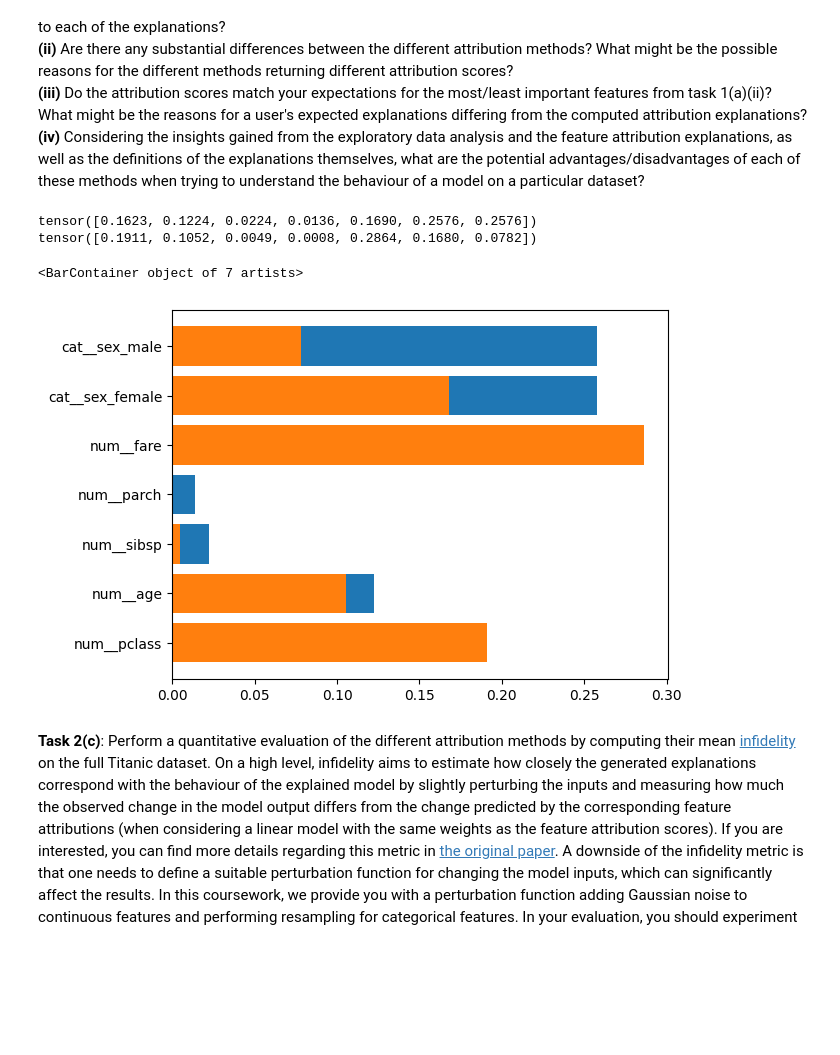
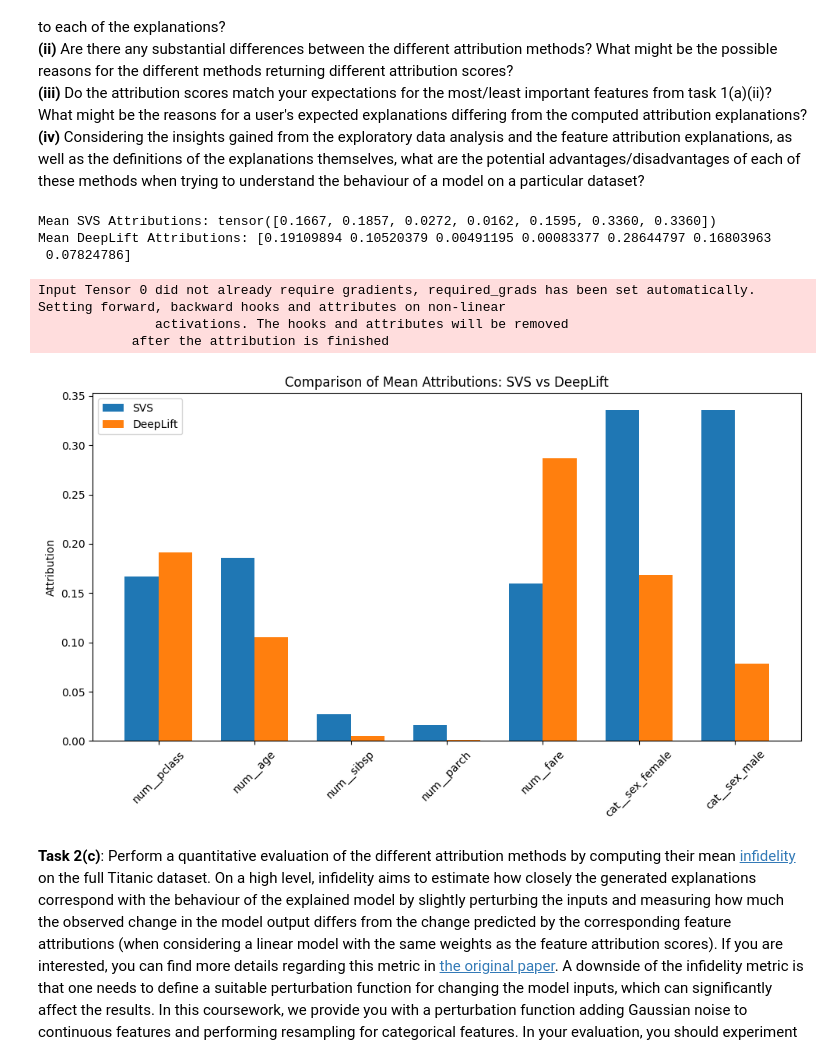
Before and after one commit to khigashinosg/Explainability-in-AI, a Jupyter notebook: Explainability CW.ipynb, the cells around one changed output. Saved outputs shown, nothing was run; the diff lists cells and outputs as text; code cells hidden in the pictures; blank space fills up the shorter version.

Commit message:
fixed custom SHAP values breaking on the second run and improved SVS and DeepLift graphs

```diff
--- a/Explainability CW.ipynb
+++ b/Explainability CW.ipynb
@@ -687,39 +650,61 @@ In this section, you will conduct several experiments associated with feature at
 **(iii)** Do the attribution scores match your expectations for the most/least important features from task 1(a)(ii)? What might be the reasons for a user's expected explanations differing from the computed attribution explanations? <br />
 **(iv)** Considering the insights gained from the exploratory data analysis and the feature attribution explanations, as well as the definitions of the explanations themselves, what are the potential advantages/disadvantages of each of these methods when trying to understand the behaviour of a model on a particular dataset? <br />
 # %%
-# TODO: Your code and experiments here
-
 import torch
+import matplotlib.pyplot as plt
 import shap
-
 from captum.attr import ShapleyValueSampling, DeepLift
 
-# Note that this is similar to feature_ids from the implementation above,
-# but the shape and the data type are different
+# Set up feature mask - make sure this matches the structure of your data
 feature_mask = torch.tensor([[0, 1, 2, 3, 4, 5, 5]]).to(DEVICE)
+
+# Shapley Value Sampling
 svs = ShapleyValueSampling(model)
 svs_attributions = svs.attribute(test_dataset.samples[0:100:10].to(DEVICE), target=0, feature_mask=feature_mask)
 mean_svs_attributions = torch.mean(svs_attributions.abs(), dim=0)
-print(mean_svs_attributions)
-
-# plot the mean shap values
-plt.barh(test_dataset.features, mean_svs_attributions)
-
+print("Mean SVS Attributions:", mean_svs_attributions)
 
 # DeepLift
 dl = DeepLift(model)
-with torch.no_grad():
-    dl_attributions = dl.attribute(test_dataset.samples[0:100:10].to(DEVICE), baselines=torch.zeros_like(test_dataset.samples[0:100:10]).to(DEVICE))
-    mean_dl_attributions = torch.mean(dl_attributions.abs(), dim=0)
-print(mean_dl_attributions)
+dl_attributions = dl.attribute(test_dataset.samples[0:100:10].to(DEVICE), target=0, baselines=torch.zeros_like(test_dataset.samples[0:100:10]).to(DEVICE))
+mean_dl_attributions = torch.mean(dl_attributions.abs(), dim=0)
+mean_dl_attributions = mean_dl_attributions.detach().numpy()
+print("Mean DeepLift Attributions:", mean_dl_attributions)
 
-# plot the mean shap values
-plt.barh(test_dataset.features, mean_dl_attributions)
+# Number of bars (features)
+n_bars = len(test_dataset.features)
+bar_width = 0.35  # Width of the bars
+
+# Setting the positions of the bars
+x_pos = np.arange(n_bars)
+x_pos_svs = x_pos - bar_width / 2
+x_pos_dl = x_pos + bar_width / 2
+
+# Creating the plot
+plt.figure(figsize=(10, 6))
+
+# Plotting the data
+plt.bar(x_pos_svs, mean_svs_attributions, bar_width, label='SVS')
+plt.bar(x_pos_dl, mean_dl_attributions, bar_width, label='DeepLift')
+
+# Adding labels and title
+plt.xticks(x_pos, test_dataset.features, rotation=45)
+plt.ylabel('Attribution')
+plt.title('Comparison of Mean Attributions: SVS vs DeepLift')
+plt.legend()
+
+# Display the plot
+plt.tight_layout()
+plt.show()
 # %% [output]
-tensor([0.1623, 0.1224, 0.0224, 0.0136, 0.1690, 0.2576, 0.2576])
-tensor([0.1911, 0.1052, 0.0049, 0.0008, 0.2864, 0.1680, 0.0782])
+Mean SVS Attributions: tensor([0.1667, 0.1857, 0.0272, 0.0162, 0.1595, 0.3360, 0.3360])
+Mean DeepLift Attributions: [0.19109894 0.10520379 0.00491195 0.00083377 0.28644797 0.16803963
+ 0.07824786]
-<BarContainer object of 7 artists>
+Input Tensor 0 did not already require gradients, required_grads has been set automatically.
+Setting forward, backward hooks and attributes on non-linear
+               activations. The hooks and attributes will be removed
+            after the attribution is finished
-[figure, old version]
+[figure, new version]
 # %% [markdown]
 **Task 2(c)**: Perform a quantitative evaluation of the different attribution methods by computing their mean [infidelity](https://captum.ai/api/metrics.html) on the full Titanic dataset. On a high level, infidelity aims to estimate how closely the generated explanations correspond with the behaviour of the explained model by slightly perturbing the inputs and measuring how much the observed change in the model output differs from the change predicted by the corresponding feature attributions (when considering a linear model with the same weights as the feature attribution scores). If you are interested, you can find more details regarding this metric in [the original paper](https://arxiv.org/abs/1901.09392). A downside of the infidelity metric is that one needs to define a suitable perturbation function for changing the model inputs, which can significantly affect the results. In this coursework, we provide you with a perturbation function adding Gaussian noise to continuous features and performing resampling for categorical features. In your evaluation, you should experiment with two or three different standard deviations and categorical resampling probabilities. Once you are done, add a table summarising the results to your report and comment on the findings. Note that lower infidelity scores are better.
 
```
Also changed, not shown: parts of 3 cells of this notebook.
